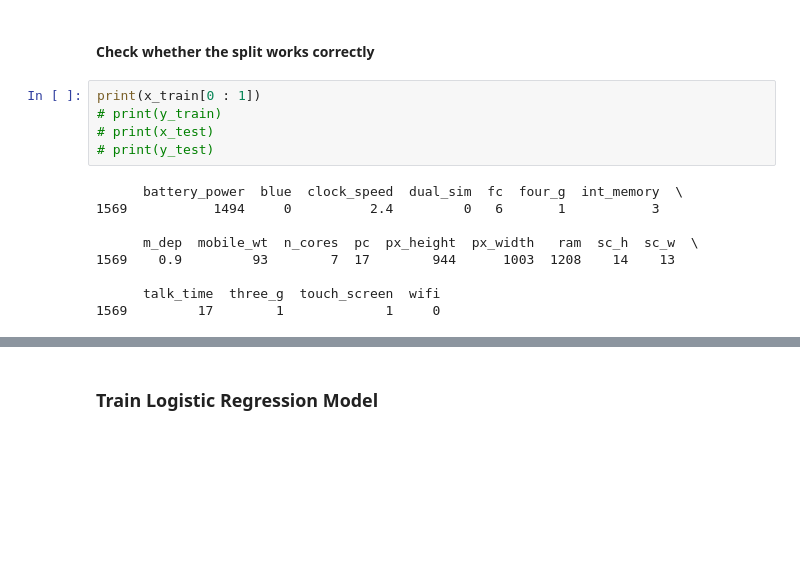
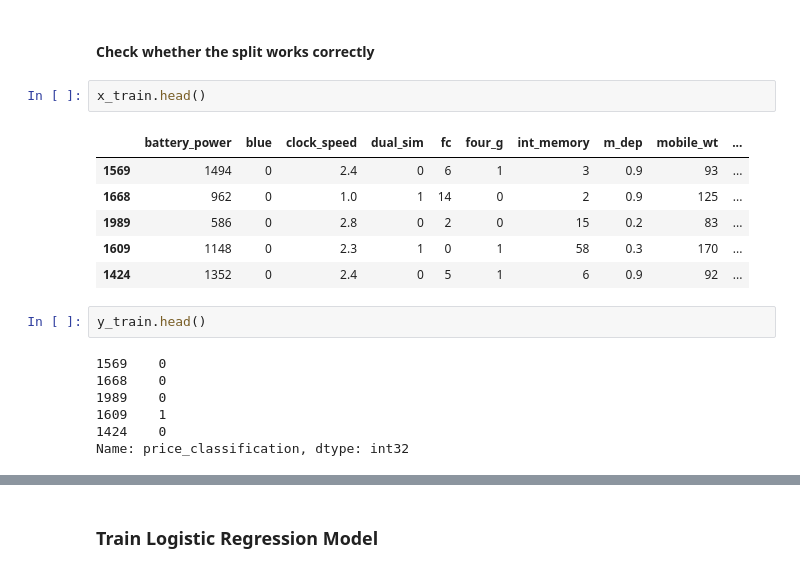
Before and after one commit to CKKKKKKKKK/Machine-Learning, a Jupyter notebook: Project/Project1/main.ipynb, the cells around one changed output, grey strips where cells are left out. Cells and saved outputs as stored; diff of their text form; blank space fills up the shorter version.

```diff
--- a/Project/Project1/main.ipynb
+++ b/Project/Project1/main.ipynb
@@ -358,17 +351,21 @@ x_valid = valid_data.drop(output_param_name,axis=1,inplace=False).drop(price_ran
 y_valid = valid_data[output_param_name]
 # %% [markdown]
 #### Check whether the split works correctly
-# %%
-print(x_train[0 : 1])
-# print(y_train)
-# print(x_test)
-# print(y_test)
-# %% [output]
-      battery_power  blue  clock_speed  dual_sim  fc  four_g  int_memory  \
-1569           1494     0          2.4         0   6       1           3
-
-      m_dep  mobile_wt  n_cores  pc  px_height  px_width   ram  sc_h  sc_w  \
-1569    0.9         93        7  17        944      1003  1208    14    13
-
-      talk_time  three_g  touch_screen  wifi
-1569         17        1             1     0
+# %%
+x_train.head()
+# %% [output]
+|  | battery_power | blue | clock_speed | dual_sim | fc | four_g | int_memory | m_dep | mobile_wt | ... |
+| 1569 | 1494 | 0 | 2.4 | 0 | 6 | 1 | 3 | 0.9 | 93 | ... |
+| 1668 | 962 | 0 | 1.0 | 1 | 14 | 0 | 2 | 0.9 | 125 | ... |
+| 1989 | 586 | 0 | 2.8 | 0 | 2 | 0 | 15 | 0.2 | 83 | ... |
+| 1609 | 1148 | 0 | 2.3 | 1 | 0 | 1 | 58 | 0.3 | 170 | ... |
+| 1424 | 1352 | 0 | 2.4 | 0 | 5 | 1 | 6 | 0.9 | 92 | ... |
+# %%
+y_train.head()
+# %% [output]
+1569    0
+1668    0
+1989    0
+1609    1
+1424    0
+Name: price_classification, dtype: int32
```
Also changed, not shown: parts of 6 cells of this notebook.
